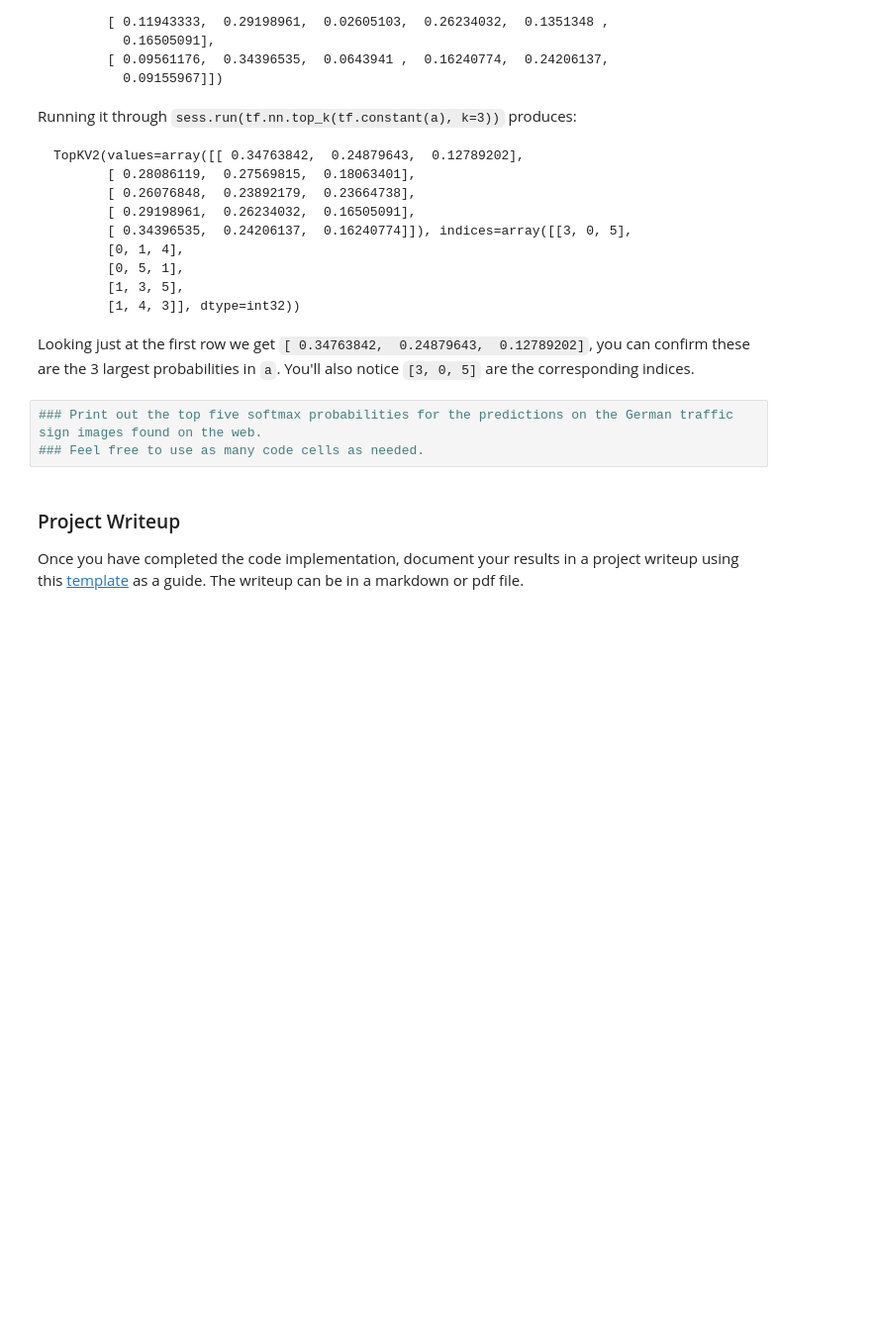
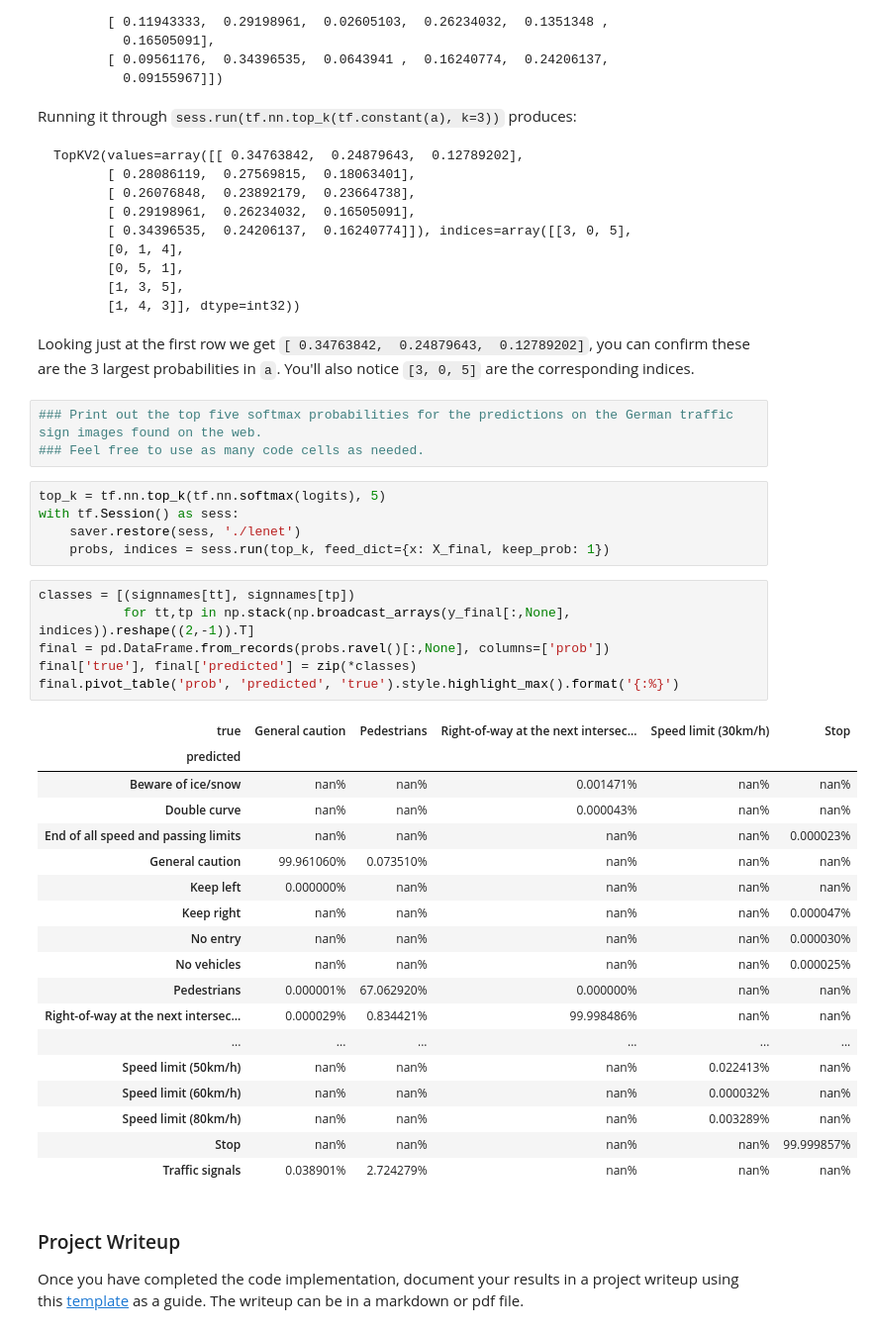
Before and after one commit to corrado9999/CarND-Traffic-Sign-Classifier-Project, a Jupyter notebook: Traffic_Sign_Classifier.ipynb, the cells around one changed output. Shown at 99% size. Cells and saved outputs as stored; diff of their text form; blank space fills up the shorter version.

```diff
--- a/Traffic_Sign_Classifier.ipynb
+++ b/Traffic_Sign_Classifier.ipynb
@@ -547,6 +598,36 @@ Looking just at the first row we get `[ 0.34763842,  0.24879643,  0.12789202]`,
 # %%
 ### Print out the top five softmax probabilities for the predictions on the German traffic sign images found on the web.
 ### Feel free to use as many code cells as needed.
+# %%
+top_k = tf.nn.top_k(tf.nn.softmax(logits), 5)
+with tf.Session() as sess:
+    saver.restore(sess, './lenet')
+    probs, indices = sess.run(top_k, feed_dict={x: X_final, keep_prob: 1})
+# %%
+classes = [(signnames[tt], signnames[tp])
+           for tt,tp in np.stack(np.broadcast_arrays(y_final[:,None], indices)).reshape((2,-1)).T]
+final = pd.DataFrame.from_records(probs.ravel()[:,None], columns=['prob'])
+final['true'], final['predicted'] = zip(*classes)
+final.pivot_table('prob', 'predicted', 'true').style.highlight_max().format('{:%}')
+# %% [output]
+| true | General caution | Pedestrians | Right-of-way at the next intersec... | Speed limit (30km/h) | Stop |
+| predicted |  |  |  |  |  |
+| Beware of ice/snow | nan% | nan% | 0.001471% | nan% | nan% |
+| Double curve | nan% | nan% | 0.000043% | nan% | nan% |
+| End of all speed and passing limits | nan% | nan% | nan% | nan% | 0.000023% |
+| General caution | 99.961060% | 0.073510% | nan% | nan% | nan% |
+| Keep left | 0.000000% | nan% | nan% | nan% | nan% |
+| Keep right | nan% | nan% | nan% | nan% | 0.000047% |
+| No entry | nan% | nan% | nan% | nan% | 0.000030% |
+| No vehicles | nan% | nan% | nan% | nan% | 0.000025% |
+| Pedestrians | 0.000001% | 67.062920% | 0.000000% | nan% | nan% |
+| Right-of-way at the next intersec... | 0.000029% | 0.834421% | 99.998486% | nan% | nan% |
+| ... | ... | ... | ... | ... | ... |
+| Speed limit (50km/h) | nan% | nan% | nan% | 0.022413% | nan% |
+| Speed limit (60km/h) | nan% | nan% | nan% | 0.000032% | nan% |
+| Speed limit (80km/h) | nan% | nan% | nan% | 0.003289% | nan% |
+| Stop | nan% | nan% | nan% | nan% | 99.999857% |
+| Traffic signals | 0.038901% | 2.724279% | nan% | nan% | nan% |
 # %% [markdown]
 ### Project Writeup
 
```
Also changed, not shown: parts of 13 cells of this notebook.
